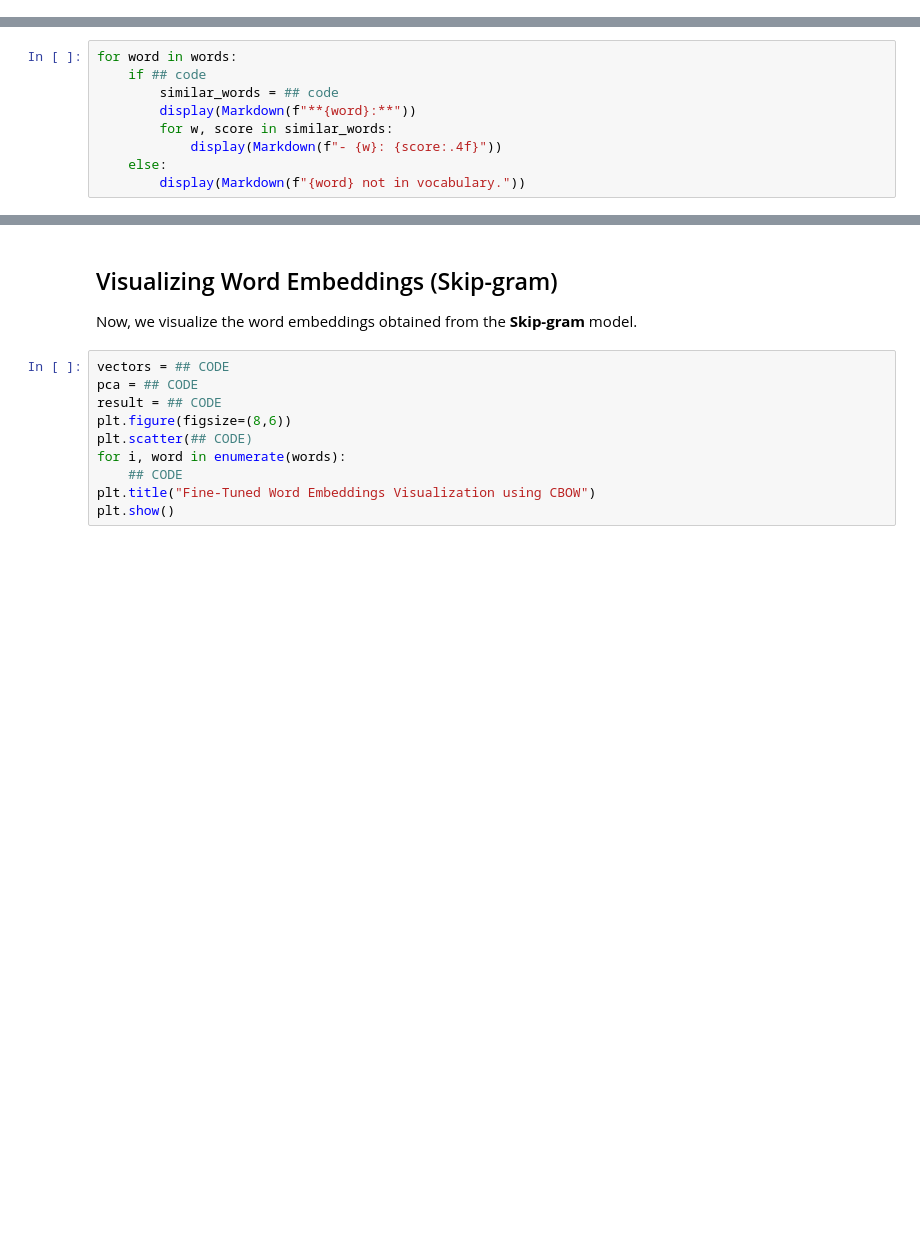
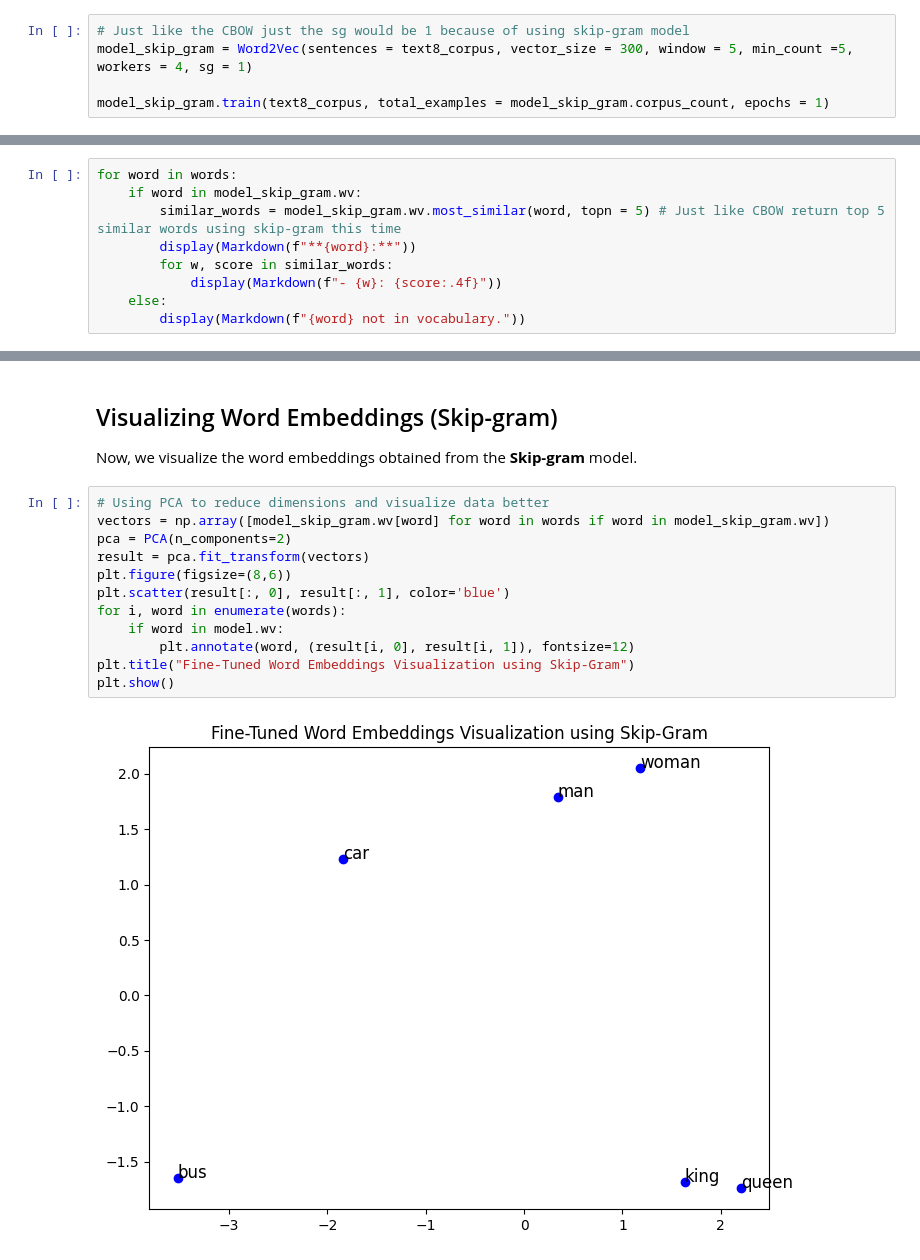
Before and after one commit to Mhrshd-fllh/NLP4032, a Jupyter notebook: HW1/Q6.ipynb, the cells around one changed output, grey strips where cells are left out. Saved outputs shown, nothing was run; the diff lists cells and outputs as text; blank space fills up the shorter version.

```diff
--- a/HW1/Q6.ipynb
+++ b/HW1/Q6.ipynb
@@ -95,0 +145,5 @@ Repeat the previous steps:
+# %%
+# Just like the CBOW just the sg would be 1 because of using skip-gram model
+model_skip_gram = Word2Vec(sentences = text8_corpus, vector_size = 300, window = 5, min_count =5, workers = 4, sg = 1)
+
+model_skip_gram.train(text8_corpus, total_examples = model_skip_gram.corpus_count, epochs = 1)
@@ -102,8 +159,8 @@ Now, we repeat the similarity comparison, but this time using the **Skip-gram**
 - Here, we retrieve and display the most similar words for a given set of words.
 # %%
 for word in words:
-    if ## code
-        similar_words = ## code
+    if word in model_skip_gram.wv:
+        similar_words = model_skip_gram.wv.most_similar(word, topn = 5) # Just like CBOW return top 5 similar words using skip-gram this time
         display(Markdown(f"**{word}:**"))
         for w, score in similar_words:
             display(Markdown(f"- {w}: {score:.4f}"))
@@ -112,13 +183,17 @@ for word in words:
 # %% [markdown]
 ## Visualizing Word Embeddings (Skip-gram)
 Now, we visualize the word embeddings obtained from the **Skip-gram** model.
-# %%
-vectors = ## CODE
-pca = ## CODE
-result = ## CODE
-plt.figure(figsize=(8,6))
-plt.scatter(## CODE)
-for i, word in enumerate(words):
-    ## CODE
-plt.title("Fine-Tuned Word Embeddings Visualization using CBOW")
-plt.show()
+# %%
+# Using PCA to reduce dimensions and visualize data better
+vectors = np.array([model_skip_gram.wv[word] for word in words if word in model_skip_gram.wv])
+pca = PCA(n_components=2)
+result = pca.fit_transform(vectors)
+plt.figure(figsize=(8,6))
+plt.scatter(result[:, 0], result[:, 1], color='blue')
+for i, word in enumerate(words):
+    if word in model.wv:
+        plt.annotate(word, (result[i, 0], result[i, 1]), fontsize=12)
+plt.title("Fine-Tuned Word Embeddings Visualization using Skip-Gram")
+plt.show()
+# %% [output]
+[figure, added]
```
Also changed, not shown: parts of 14 cells of this notebook, 2 other files.
